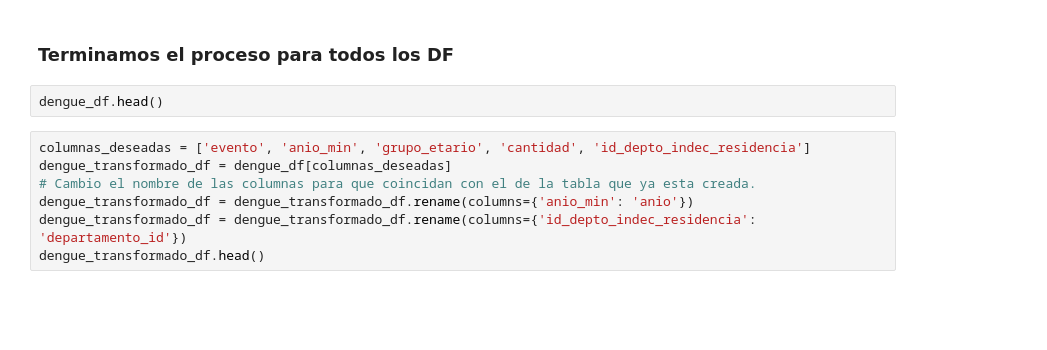
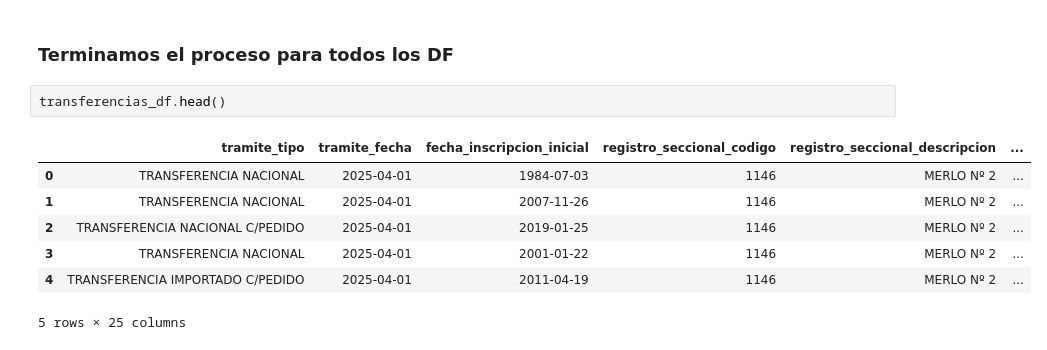
Before and after one commit to Zaca-123/postgres-etl-combustible, a Jupyter notebook: etl.ipynb, the cells around one changed output. Drawn from its saved outputs; the diff is of its cells as text; blank space fills up the shorter version.

```diff
--- a/etl.ipynb
+++ b/etl.ipynb
@@ -93,11 +139,12 @@ logging.info("DataFrame cargado en PostgreSQL correctamente.")
 # %% [markdown]
 ### Terminamos el proceso para todos los DF
 # %%
-dengue_df.head()
+transferencias_df.head()
+# %% [output]
+|  | tramite_tipo | tramite_fecha | fecha_inscripcion_inicial | registro_seccional_codigo | registro_seccional_descripcion | ... |
+| 0 | TRANSFERENCIA NACIONAL | 2025-04-01 | 1984-07-03 | 1146 | MERLO Nº 2 | ... |
+| 1 | TRANSFERENCIA NACIONAL | 2025-04-01 | 2007-11-26 | 1146 | MERLO Nº 2 | ... |
+| 2 | TRANSFERENCIA NACIONAL C/PEDIDO | 2025-04-01 | 2019-01-25 | 1146 | MERLO Nº 2 | ... |
+| 3 | TRANSFERENCIA NACIONAL | 2025-04-01 | 2001-01-22 | 1146 | MERLO Nº 2 | ... |
+| 4 | TRANSFERENCIA IMPORTADO C/PEDIDO | 2025-04-01 | 2011-04-19 | 1146 | MERLO Nº 2 | ... |
+5 rows × 25 columns
-# %%
-columnas_deseadas = ['evento', 'anio_min', 'grupo_etario', 'cantidad', 'id_depto_indec_residencia']
-dengue_transformado_df = dengue_df[columnas_deseadas]
-# Cambio el nombre de las columnas para que coincidan con el de la tabla que ya esta creada.
-dengue_transformado_df = dengue_transformado_df.rename(columns={'anio_min': 'anio'})
-dengue_transformado_df = dengue_transformado_df.rename(columns={'id_depto_indec_residencia': 'departamento_id'})
-dengue_transformado_df.head()
```
Also changed, not shown: parts of 13 cells of this notebook, 5 other files.
